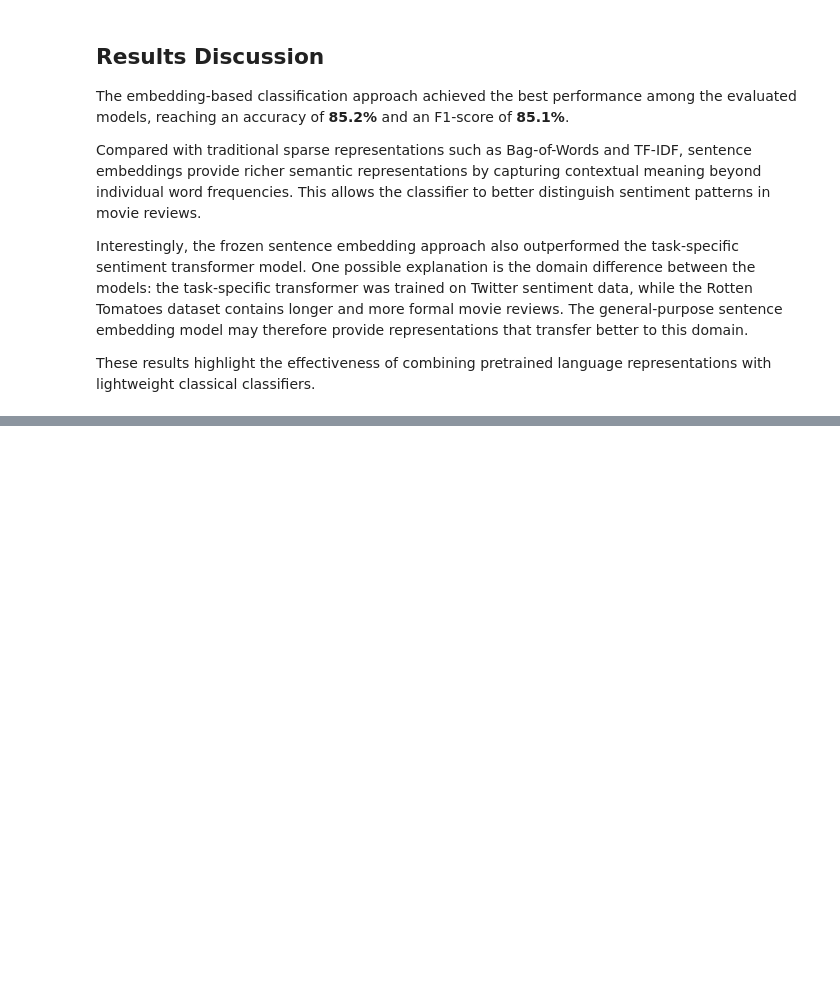
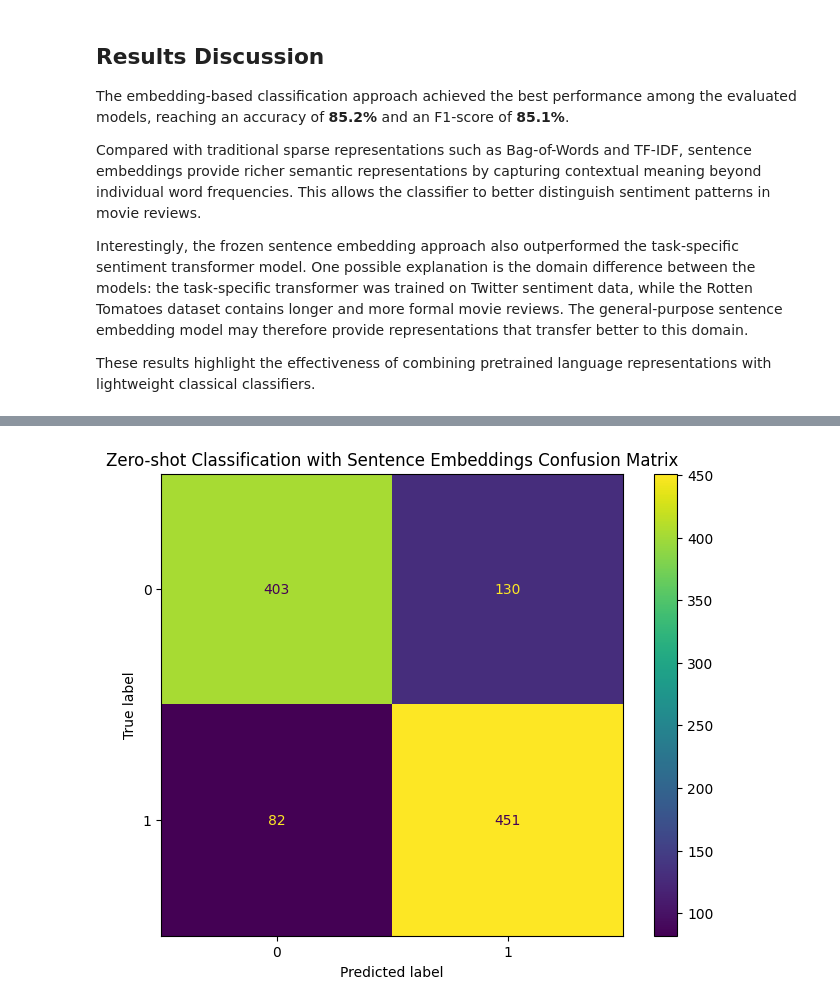
Before and after one commit to Alireza-Mirzadeh/llm-text-classification-benchmark, a Jupyter notebook: notebooks/03_transformer_models.ipynb, the cells around one changed output, grey strips where cells are left out. Drawn from its saved outputs; the diff is of its cells as text; code cells hidden in the pictures; blank space fills up the shorter version.

Commit message:
Add embedding zero-shot classification results

```diff
--- a/notebooks/03_transformer_models.ipynb
+++ b/notebooks/03_transformer_models.ipynb
@@ -384,0 +413,12 @@ These results highlight the effectiveness of combining pretrained language repre
+# %%
+# Label Embeddings for Zero-shot Classification
+labels_description = ["A negative movie review", "A positive movie review"]
+
+# Generate embeddings for the class descriptions using the same embedding model
+label_embeddings = embedding_model.encode(labels_description, show_progress_bar=True, convert_to_numpy=True)
+# %%
+# Similarity scores between test embeddings and label embeddings for zero-shot classification
+similarity_scores = cosine_similarity(test_embeddings, label_embeddings)
+
+# Print the shape of the similarity scores to verify the dimensions
+print(f"Similarity scores shape: {similarity_scores.shape}")
@@ -384,0 +427,3 @@ These results highlight the effectiveness of combining pretrained language repre
+# %%
+# Predict the labels for the test set based on the highest cosine similarity scores
+y_pred_zero_shot = similarity_scores.argmax(axis=1)
@@ -384,0 +455,6 @@ These results highlight the effectiveness of combining pretrained language repre
+# %%
+# Confusion matrix for the zero-shot classification model with sentence embeddings
+plot_confusion_matrix("Zero-shot Classification with Sentence Embeddings", test_ds["label"], y_pred_zero_shot)
+plt.show()
+# %% [output]
+[figure, added]
```
Also changed, not shown: parts of 8 cells of this notebook.
